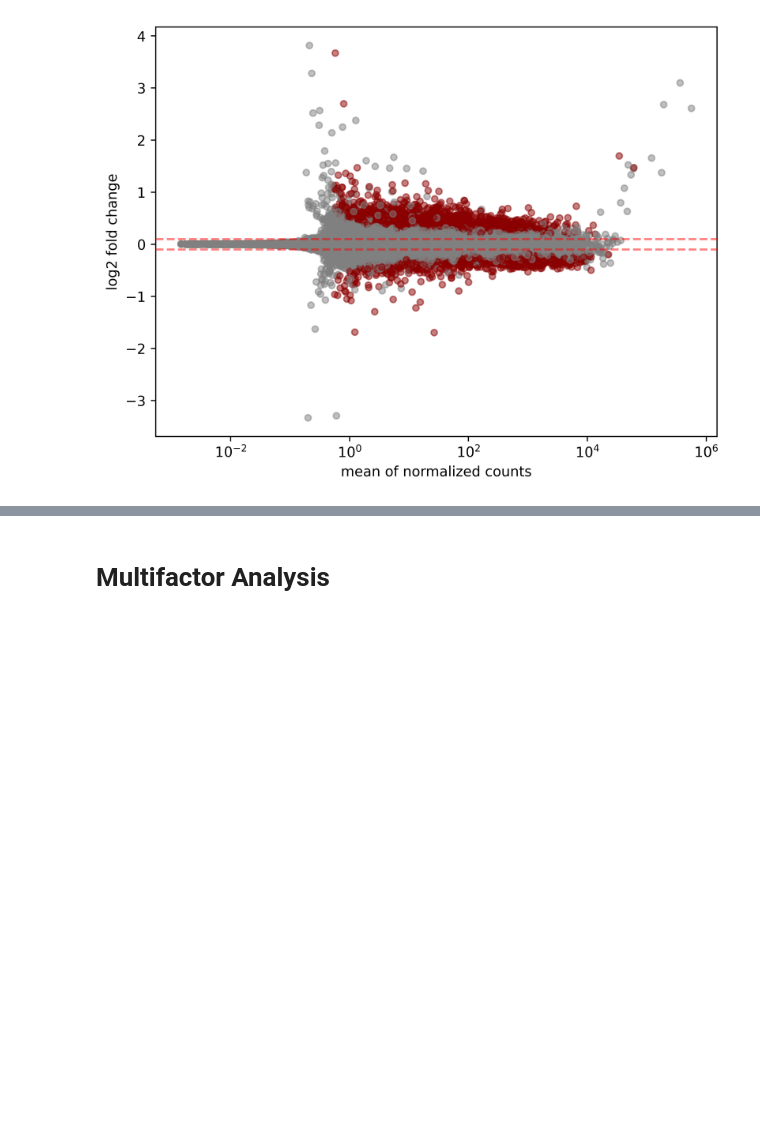
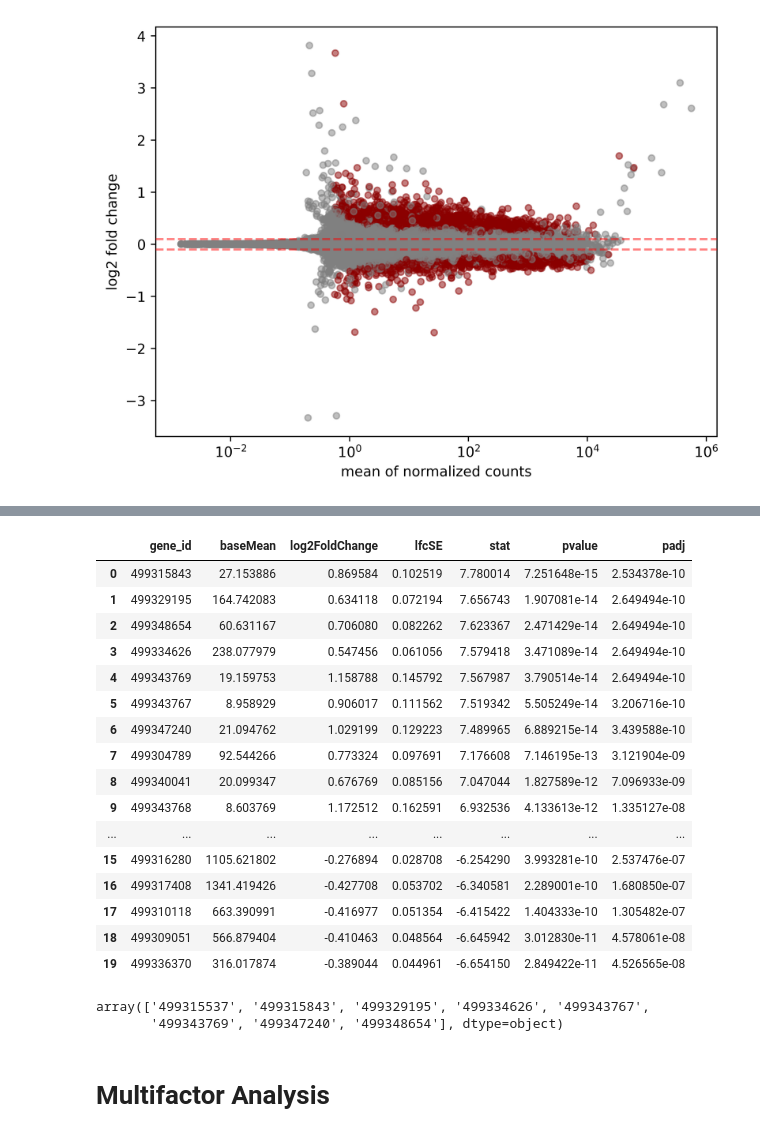
Before and after one commit to clmangham/aging_dementia_tbi, a Jupyter notebook: notebooks/PyDeseq2_exploration_CLM.ipynb, the cells around one changed output, grey strips where cells are left out. Saved outputs shown, nothing was run; the diff lists cells and outputs as text; code cells hidden in the pictures; blank space fills up the shorter version.

```diff
--- a/notebooks/PyDeseq2_exploration_CLM.ipynb
+++ b/notebooks/PyDeseq2_exploration_CLM.ipynb
@@ -785,3 +783,6 @@ Log2 fold change & Wald test p-value: Condition dementia vs control
 | 499355063 | 0.969066 | 0.008675 | 0.132988 | 0.000000 | 1.000000 | 1.000000 |
 46726 rows × 6 columns
 [figure]
+# %%
+shrunk_sigs = stat_res.results_df.sort_values(by='stat', ascending= False)
+shrunk_sigs
@@ -787,0 +808,21 @@ Log2 fold change & Wald test p-value: Condition dementia vs control
+# %%
+top_bottom_ten_shrunk_sigs = pd.concat((shrunk_sigs.head(10),shrunk_sigs.tail(10))).reset_index().copy()
+top_bottom_ten_shrunk_sigs
+# %% [output]
+|  | gene_id | baseMean | log2FoldChange | lfcSE | stat | pvalue | padj |
+| 0 | 499315843 | 27.153886 | 0.869584 | 0.102519 | 7.780014 | 7.251648e-15 | 2.534378e-10 |
+| 1 | 499329195 | 164.742083 | 0.634118 | 0.072194 | 7.656743 | 1.907081e-14 | 2.649494e-10 |
+| 2 | 499348654 | 60.631167 | 0.706080 | 0.082262 | 7.623367 | 2.471429e-14 | 2.649494e-10 |
+| 3 | 499334626 | 238.077979 | 0.547456 | 0.061056 | 7.579418 | 3.471089e-14 | 2.649494e-10 |
+| 4 | 499343769 | 19.159753 | 1.158788 | 0.145792 | 7.567987 | 3.790514e-14 | 2.649494e-10 |
+| 5 | 499343767 | 8.958929 | 0.906017 | 0.111562 | 7.519342 | 5.505249e-14 | 3.206716e-10 |
+| 6 | 499347240 | 21.094762 | 1.029199 | 0.129223 | 7.489965 | 6.889215e-14 | 3.439588e-10 |
+| 7 | 499304789 | 92.544266 | 0.773324 | 0.097691 | 7.176608 | 7.146195e-13 | 3.121904e-09 |
+| 8 | 499340041 | 20.099347 | 0.676769 | 0.085156 | 7.047044 | 1.827589e-12 | 7.096933e-09 |
+| 9 | 499343768 | 8.603769 | 1.172512 | 0.162591 | 6.932536 | 4.133613e-12 | 1.335127e-08 |
+| ... | ... | ... | ... | ... | ... | ... | ... |
+| 15 | 499316280 | 1105.621802 | -0.276894 | 0.028708 | -6.254290 | 3.993281e-10 | 2.537476e-07 |
+| 16 | 499317408 | 1341.419426 | -0.427708 | 0.053702 | -6.340581 | 2.289001e-10 | 1.680850e-07 |
+| 17 | 499310118 | 663.390991 | -0.416977 | 0.051354 | -6.415422 | 1.404333e-10 | 1.305482e-07 |
+| 18 | 499309051 | 566.879404 | -0.410463 | 0.048564 | -6.645942 | 3.012830e-11 | 4.578061e-08 |
+| 19 | 499336370 | 316.017874 | -0.389044 | 0.044961 | -6.654150 | 2.849422e-11 | 4.526565e-08 |
@@ -788,2 +833,8 @@ Log2 fold change & Wald test p-value: Condition dementia vs control
+# %%
+# Top genes that are in both sigs and sigs with LFC shrinkage.
+np.intersect1d(top_bottom_ten_shrunk_sigs.gene_id.values, top_bottom_ten_sigs.gene_id.values.astype(str))
+# %% [output]
+array(['499315537', '499315843', '499329195', '499334626', '499343767',
+       '499343769', '499347240', '499348654'], dtype=object)
 # %% [markdown]
 # Multifactor Analysis
```
Also changed, not shown: parts of 12 cells of this notebook, 3 other files.
